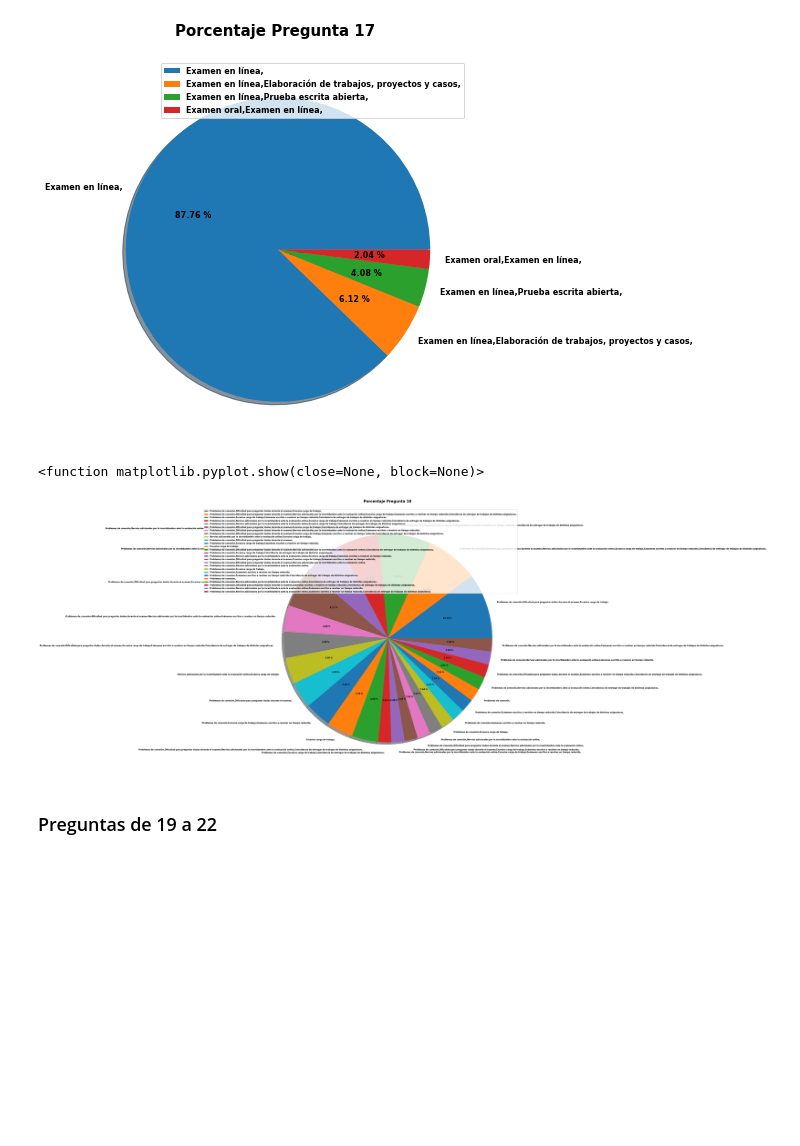
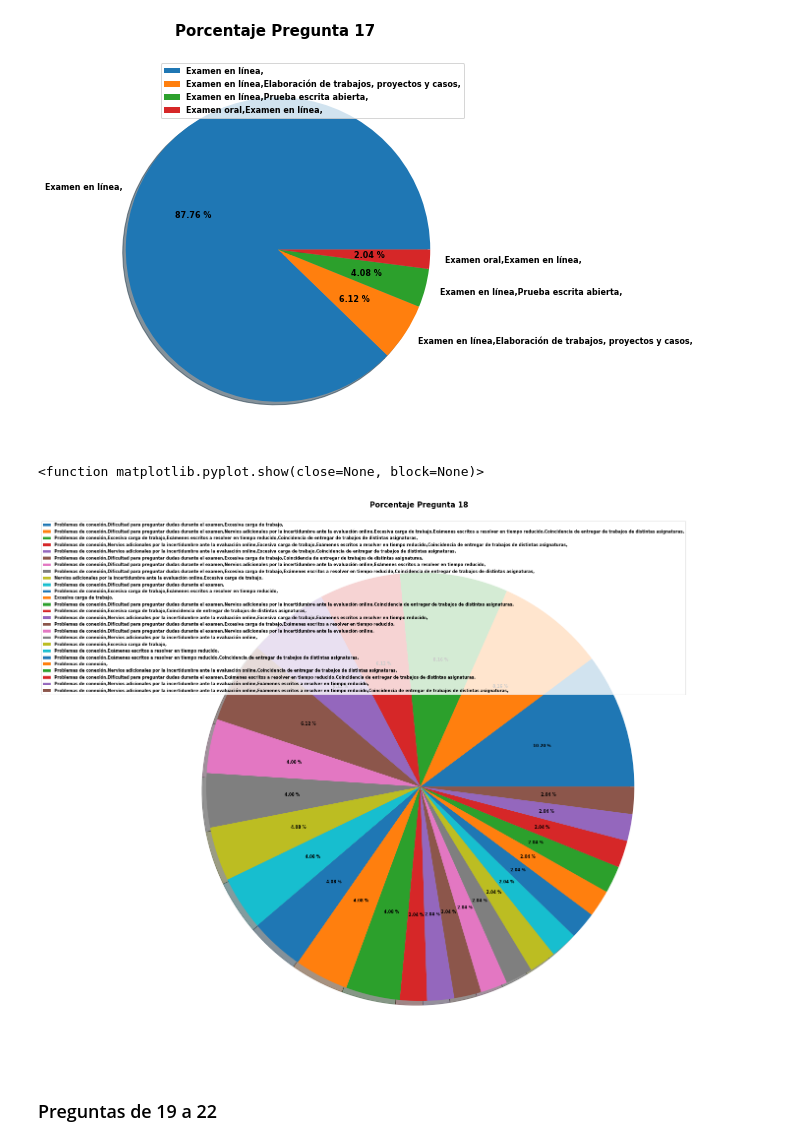
Before and after one commit to rubenramosDev/etl-python, a Jupyter notebook: 3er parcial/Graficas/GraficasIDGS.ipynb, the cells around one changed output. Drawn from its saved outputs; the diff is of its cells as text; code cells hidden in the pictures; blank space fills up the shorter version.

Commit message:
Pregunta 18
Cambio para la visualización

```diff
--- a/3er parcial/Graficas/GraficasIDGS.ipynb
+++ b/3er parcial/Graficas/GraficasIDGS.ipynb
@@ -122,25 +122,25 @@ plt.show
 # %%
 #Pregunta 18
 df_valor = df["pregunta_18"].value_counts()
 df_etiqueta = df["pregunta_18"].unique()
 extraccion = 0.1, 0.1, 0.1, 0.1
 
 fig, ax = plt.subplots(figsize=(20,20))
 plt.pie(df_valor,
-        labels = df_etiqueta,
+        #labels = df_etiqueta,
         autopct = "%0.2f %%",
         #explode=extraccion,
         shadow=True)
 
 ax.set_title("Porcentaje Pregunta 18 \n",
         fontsize=15,
         fontweight="bold")
 
 plt.rcParams.update({'font.size': 8, 'font.weight' : 'bold'})
-#ax.legend()
+ax.legend(labels = df_etiqueta)
 plt.show
 # %% [output]
 <function matplotlib.pyplot.show(close=None, block=None)>
-[figure, old version]
+[figure, new version]
 # %% [markdown]
 ### Preguntas de 19 a 22
```
